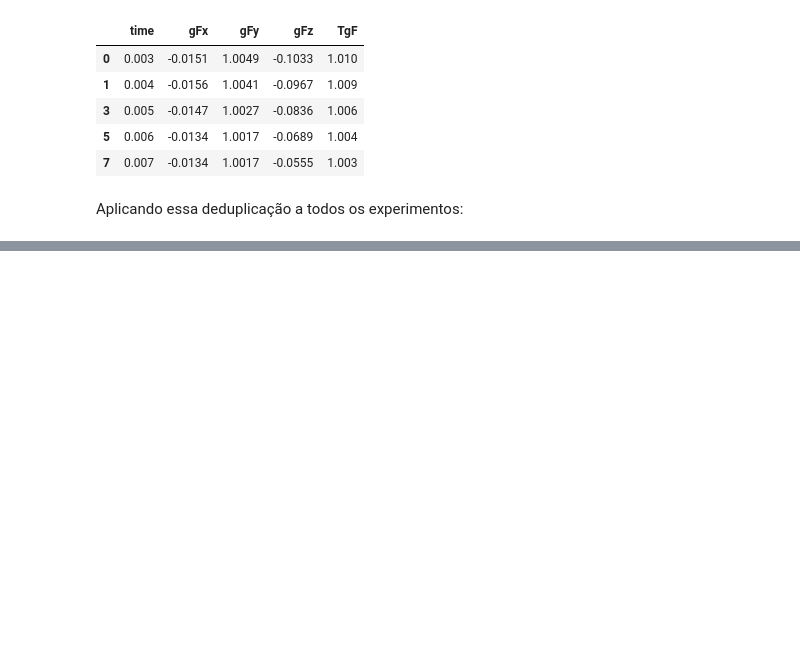
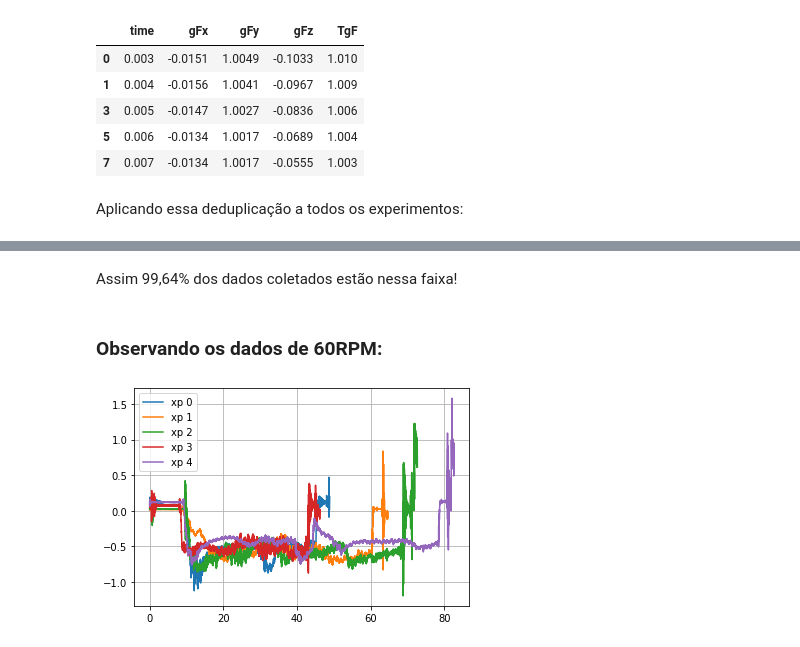
Before and after one commit to CaioCSdev/mac209, a Jupyter notebook: ep2/MCU.ipynb, the cells around one changed output, grey strips where cells are left out. Cells and saved outputs as stored; diff of their text form; code cells hidden in the pictures; blank space fills up the shorter version.

```diff
--- a/ep2/MCU.ipynb
+++ b/ep2/MCU.ipynb
@@ -137,0 +193,14 @@ for i in range(5):
+# %% [markdown]
+Assim 99,64% dos dados coletados estão nessa faixa!
+# %% [markdown]
+### Observando os dados de 60RPM:
+# %%
+%matplotlib inline
+for i in range(5):
+    plt.plot(exp60rpm[i].time, exp60rpm[i].gFz, label="xp {}".format(i))
+
+plt.legend()
+plt.grid()
+plt.show()
+# %% [output]
+[figure, added]
```
Also changed, not shown: parts of 17 cells of this notebook.
